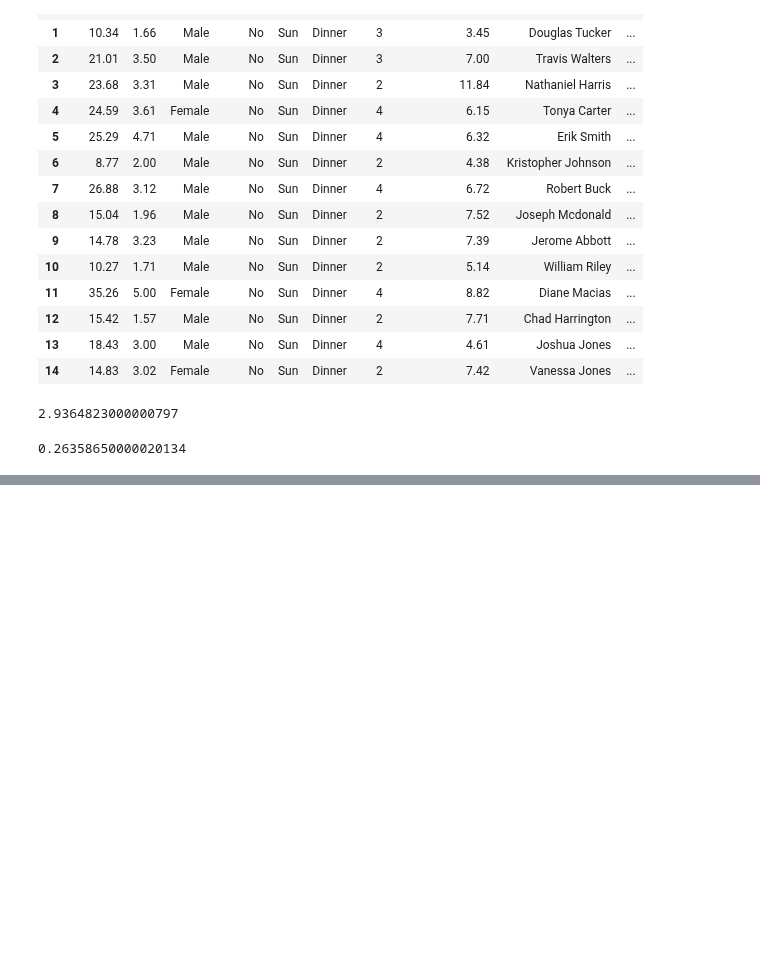
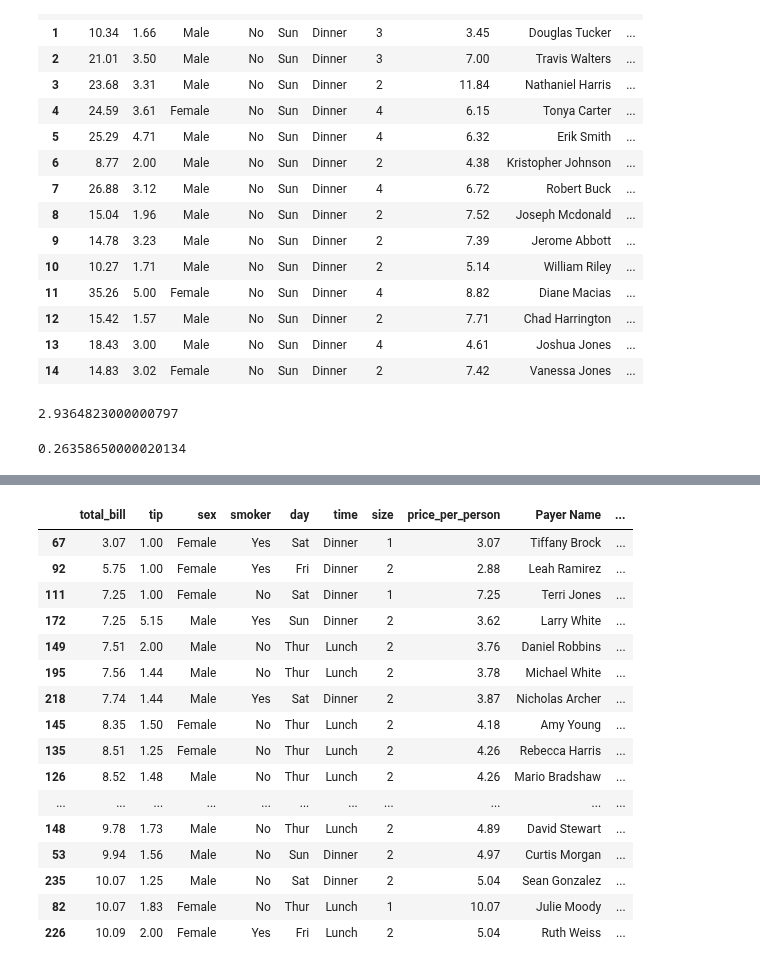
Before and after one commit to rohitcodism/ML-DS, a Jupyter notebook: practices/pandas/usefulMethods.ipynb, the cells around one changed output, grey strips where cells are left out. Saved outputs shown, nothing was run; the diff lists cells and outputs as text; code cells hidden in the pictures; blank space fills up the shorter version.

```diff
--- a/practices/pandas/usefulMethods.ipynb
+++ b/practices/pandas/usefulMethods.ipynb
@@ -163,3 +163,5 @@ timeit.timeit(setup=setup, stmt=st_1, number=1000)
 timeit.timeit(setup=setup, stmt=st_2, number=1000)
 # %% [output]
 0.26358650000020134
+# %%
+df = pd.read_csv('tips.csv')
@@ -165,0 +191,20 @@ timeit.timeit(setup=setup, stmt=st_2, number=1000)
+# %%
+df.sort_values(['total_bill', 'tip']).head(20)
+# %% [output]
+|  | total_bill | tip | sex | smoker | day | time | size | price_per_person | Payer Name | ... |
+| 67 | 3.07 | 1.00 | Female | Yes | Sat | Dinner | 1 | 3.07 | Tiffany Brock | ... |
+| 92 | 5.75 | 1.00 | Female | Yes | Fri | Dinner | 2 | 2.88 | Leah Ramirez | ... |
+| 111 | 7.25 | 1.00 | Female | No | Sat | Dinner | 1 | 7.25 | Terri Jones | ... |
+| 172 | 7.25 | 5.15 | Male | Yes | Sun | Dinner | 2 | 3.62 | Larry White | ... |
+| 149 | 7.51 | 2.00 | Male | No | Thur | Lunch | 2 | 3.76 | Daniel Robbins | ... |
+| 195 | 7.56 | 1.44 | Male | No | Thur | Lunch | 2 | 3.78 | Michael White | ... |
+| 218 | 7.74 | 1.44 | Male | Yes | Sat | Dinner | 2 | 3.87 | Nicholas Archer | ... |
+| 145 | 8.35 | 1.50 | Female | No | Thur | Lunch | 2 | 4.18 | Amy Young | ... |
+| 135 | 8.51 | 1.25 | Female | No | Thur | Lunch | 2 | 4.26 | Rebecca Harris | ... |
+| 126 | 8.52 | 1.48 | Male | No | Thur | Lunch | 2 | 4.26 | Mario Bradshaw | ... |
+| ... | ... | ... | ... | ... | ... | ... | ... | ... | ... | ... |
+| 148 | 9.78 | 1.73 | Male | No | Thur | Lunch | 2 | 4.89 | David Stewart | ... |
+| 53 | 9.94 | 1.56 | Male | No | Sun | Dinner | 2 | 4.97 | Curtis Morgan | ... |
+| 235 | 10.07 | 1.25 | Male | No | Sat | Dinner | 2 | 5.04 | Sean Gonzalez | ... |
+| 82 | 10.07 | 1.83 | Female | No | Thur | Lunch | 1 | 10.07 | Julie Moody | ... |
+| 226 | 10.09 | 2.00 | Female | Yes | Fri | Lunch | 2 | 5.04 | Ruth Weiss | ... |
```
Also changed, not shown: parts of 24 cells of this notebook.
